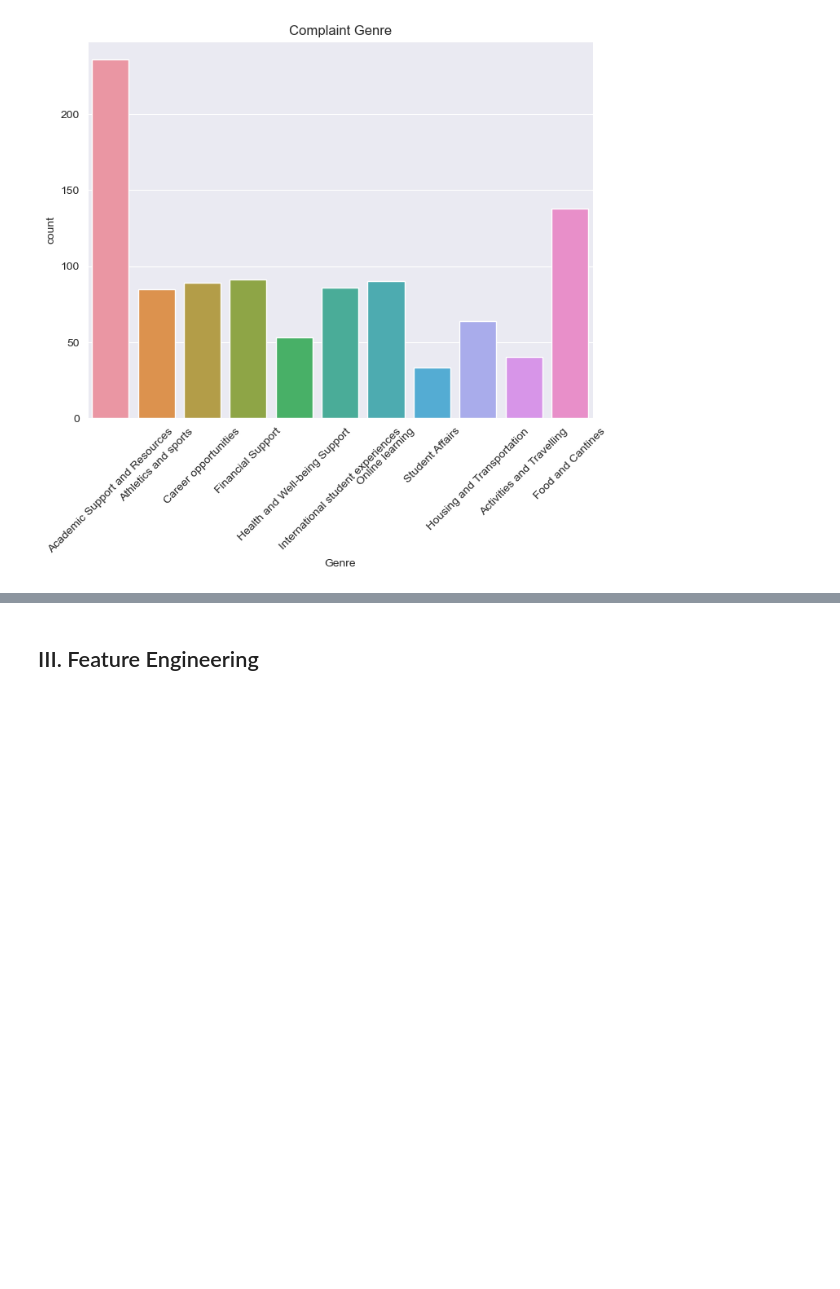
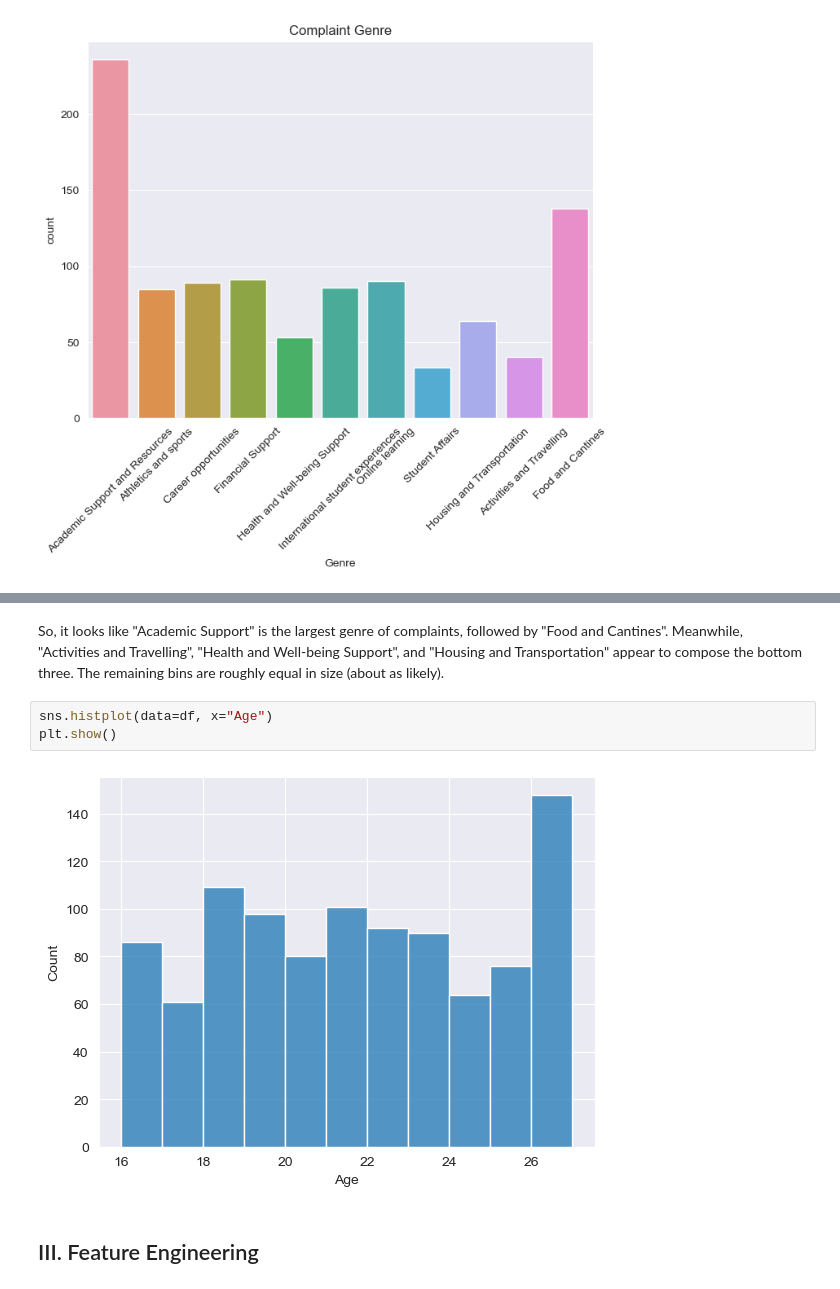
Before and after one commit to Road2Data/P3-Voices-Heard, a Jupyter notebook: primaryAnalysis.ipynb, the cells around one changed output, grey strips where cells are left out. Cells and saved outputs as stored; diff of their text form; blank space fills up the shorter version.

```diff
--- a/primaryAnalysis.ipynb
+++ b/primaryAnalysis.ipynb
@@ -58,3 +68,10 @@ labels = ["Academic Support and Resources", "Athletics and sports", "Career oppo
+# %% [markdown]
+So, it looks like "Academic Support" is the largest genre of complaints, followed by "Food and Cantines". Meanwhile, "Activities and Travelling", "Health and Well-being Support", and "Housing and Transportation" appear to compose the bottom three. The remaining bins are roughly equal in size (about as likely).
+# %%
+sns.histplot(data=df, x="Age")
+plt.show()
+# %% [output]
+[figure, added]
 # %% [markdown]
 ## III. Feature Engineering
 # %%
```
Also changed, not shown: parts of 3 cells of this notebook.
